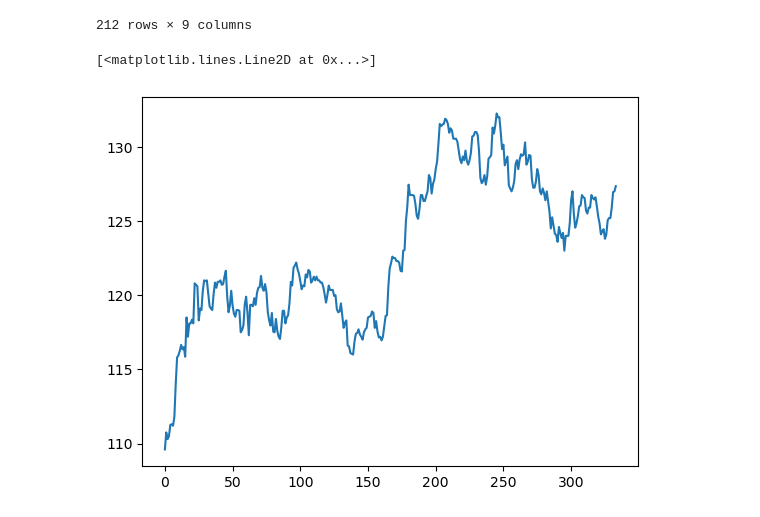
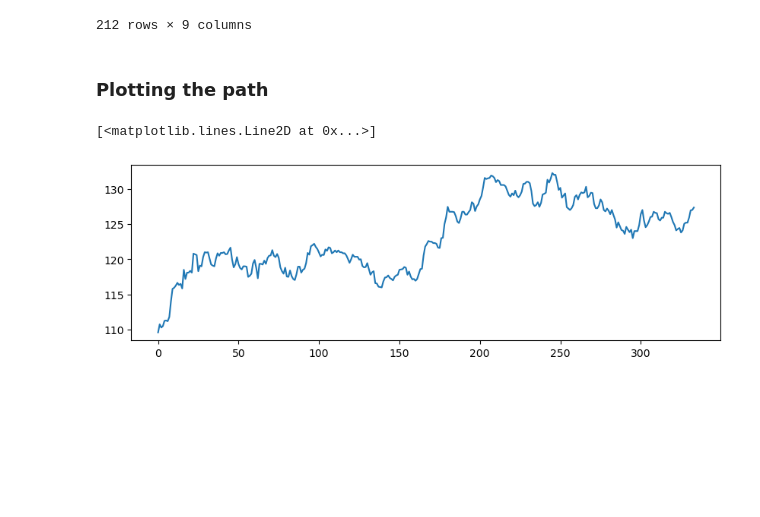
Before and after one commit to std92050/fin_math_110021515, a Jupyter notebook: price stats/price path and stats.ipynb, the cells around one changed output. Drawn from its saved outputs; the diff is of its cells as text; code cells hidden in the pictures; blank space fills up the shorter version.

```diff
--- a/price stats/price path and stats.ipynb
+++ b/price stats/price path and stats.ipynb
@@ -30,6 +35,8 @@ ETF_50
 # %%
 #clear NaN
 ETF_50= ETF_50.dropna(ignore_index=True)
+# %% [markdown]
+### Plotting the path
 # %%
 price_array = np.array([])
 days = len(ETF_50.index)
@@ -38,6 +45,7 @@ for t in range(days) :
     price_array = np.append(price_array , price_in_a_day)
 # %%
-plt.plot(price_array)
+plt.figure(figsize=(10,3))
+plt.plot(price_array )
 # %% [output]
 [<matplotlib.lines.Line2D at 0x...>]
-[figure, old version]
+[figure, new version]
```
Also changed, not shown: parts of 8 cells of this notebook, 4 other files.
